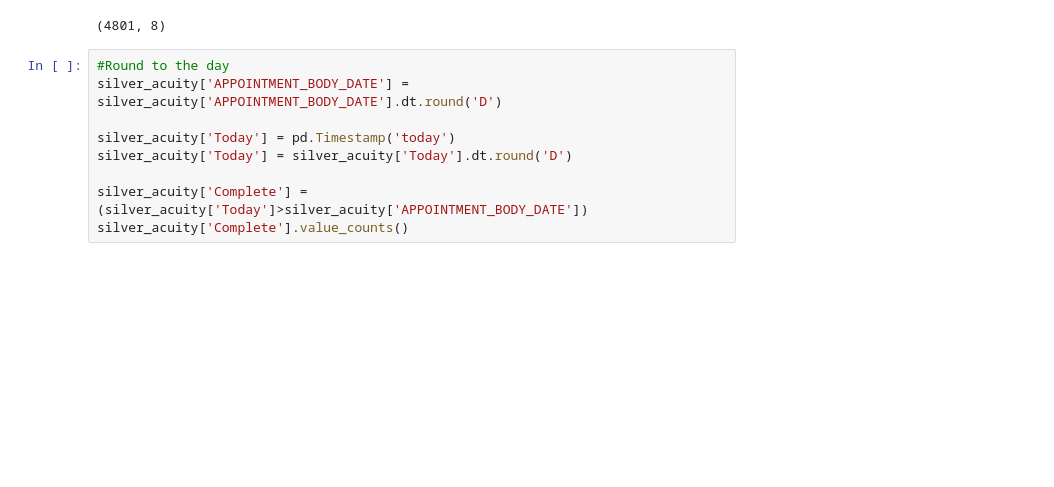
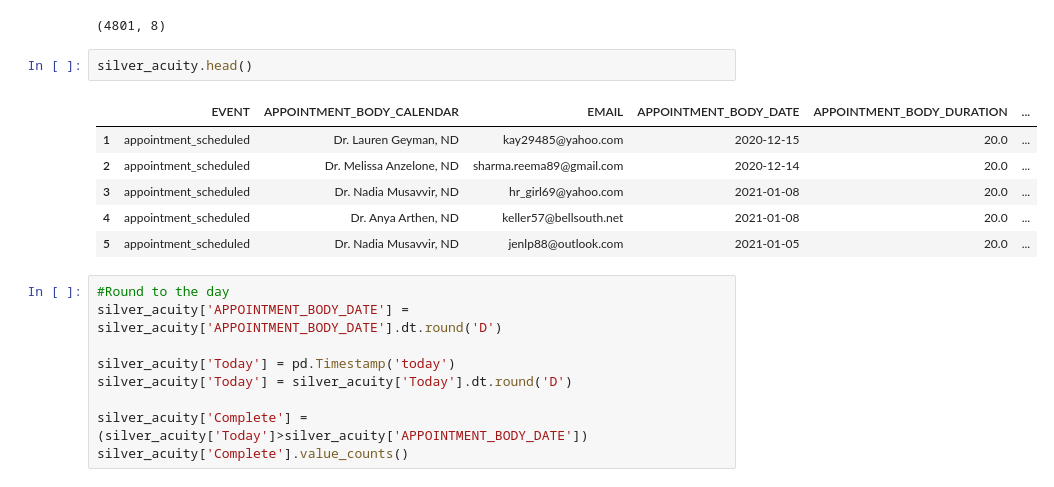
Before and after one commit to meaganlazer/Parking_Tickets_Timeseries, a Jupyter notebook: OrderData.ipynb, the cells around one changed output. Saved outputs shown, nothing was run; the diff lists cells and outputs as text; blank space fills up the shorter version.

```diff
--- a/OrderData.ipynb
+++ b/OrderData.ipynb
@@ -121,6 +121,15 @@ Name: APPOINTMENT_BODY_TYPE, dtype: int64
 silver_acuity.shape
 # %% [output]
 (4801, 8)
+# %%
+silver_acuity.head()
+# %% [output]
+|  | EVENT | APPOINTMENT_BODY_CALENDAR | EMAIL | APPOINTMENT_BODY_DATE | APPOINTMENT_BODY_DURATION | ... |
+| 1 | appointment_scheduled | Dr. Lauren Geyman, ND | kay29485@yahoo.com | 2020-12-15 | 20.0 | ... |
+| 2 | appointment_scheduled | Dr. Melissa Anzelone, ND | sharma.reema89@gmail.com | 2020-12-14 | 20.0 | ... |
+| 3 | appointment_scheduled | Dr. Nadia Musavvir, ND | hr_girl69@yahoo.com | 2021-01-08 | 20.0 | ... |
+| 4 | appointment_scheduled | Dr. Anya Arthen, ND | keller57@bellsouth.net | 2021-01-08 | 20.0 | ... |
+| 5 | appointment_scheduled | Dr. Nadia Musavvir, ND | jenlp88@outlook.com | 2021-01-05 | 20.0 | ... |
 # %%
 #Round to the day
 silver_acuity['APPOINTMENT_BODY_DATE'] = silver_acuity['APPOINTMENT_BODY_DATE'].dt.round('D')
```
Also changed, not shown: parts of 19 cells of this notebook.
